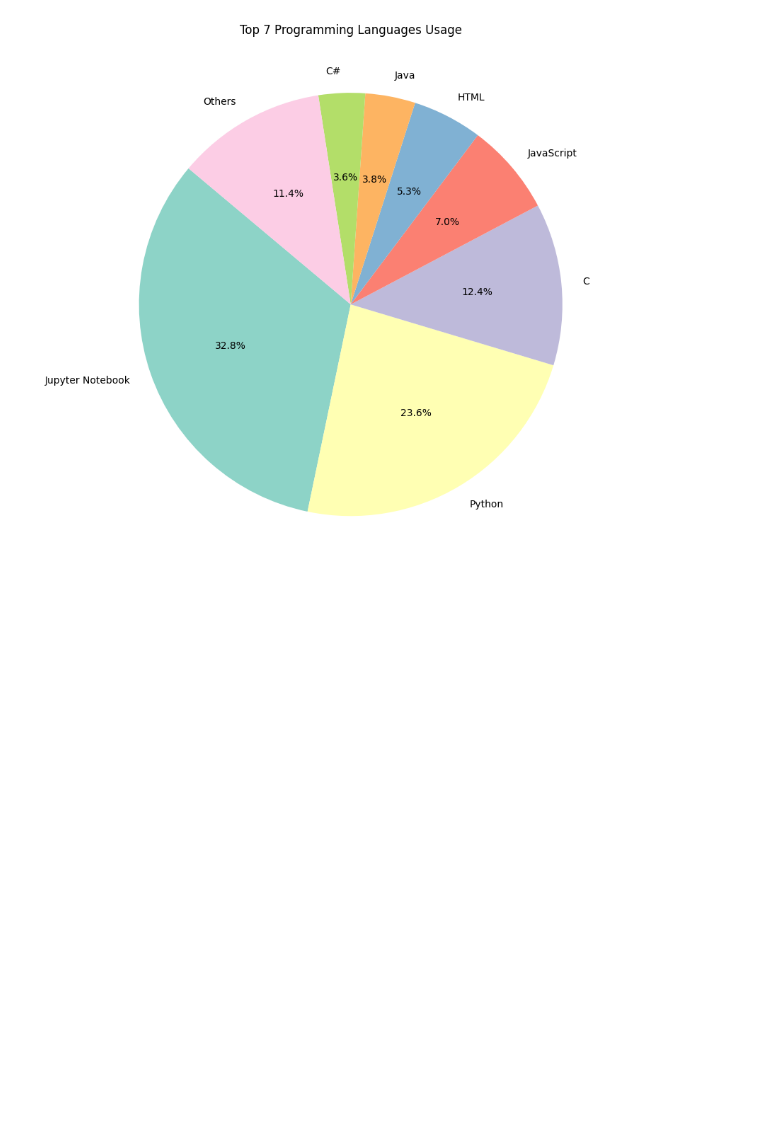
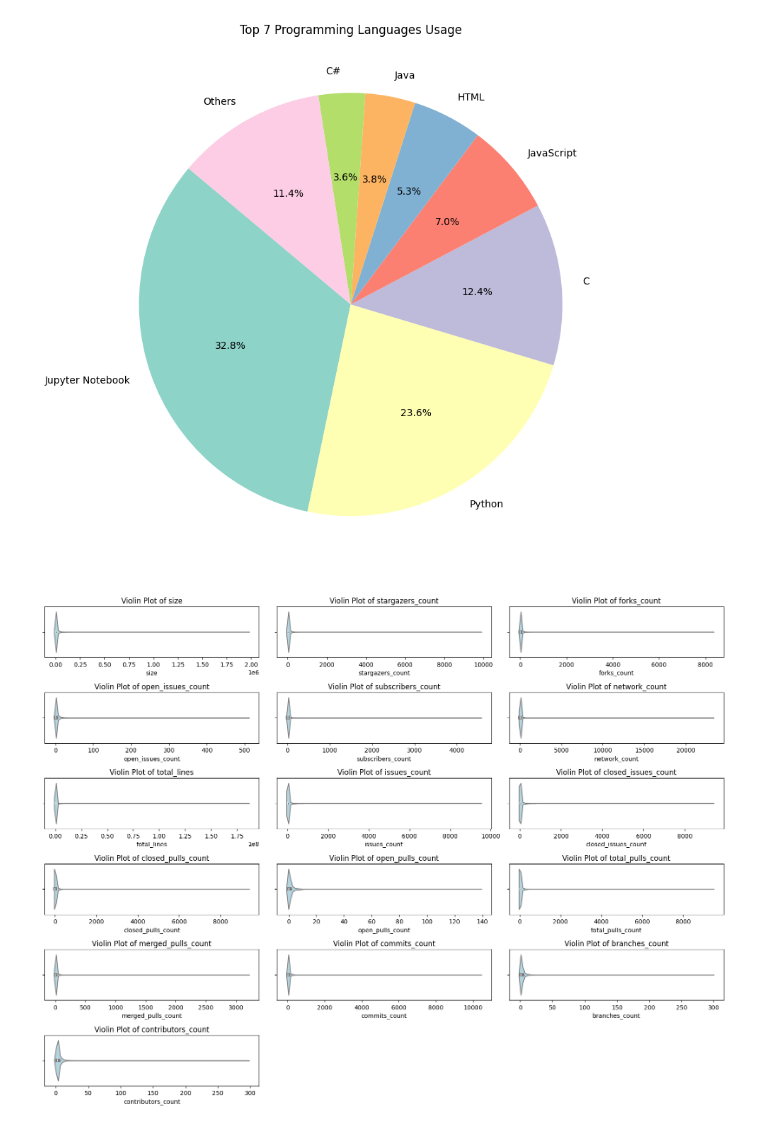
Before and after one commit to Cafeo-Group/git-infer, a Jupyter notebook: analyze.ipynb, the cells around one changed output. Saved outputs shown, nothing was run; the diff lists cells and outputs as text; code cells hidden in the pictures; blank space fills up the shorter version.

Commit message:
feat: plot_metrics_violin

```diff
--- a/analyze.ipynb
+++ b/analyze.ipynb
@@ -196,6 +196,31 @@ def plot_language_usage_pie(dataframeLanguages, top_n=10):
     plt.tight_layout()
     plt.savefig(f'results/top_{top_n}_languages_usage_pie.png')
     plt.show()
+# %%
+def plot_metrics_violin(metricts, log_scale=False):
+    numeric_metrics = dataframe[metricts].select_dtypes(include='number')
+
+    if log_scale:
+        numeric_metrics = numeric_metrics.apply(np.log1p)
+
+    num_metrics = len(numeric_metrics.columns)
+    num_cols = 3
+    num_rows = (num_metrics + num_cols - 1) // num_cols  # Calcula o número de linhas necessárias
+
+    plt.figure(figsize=(16, 12))
+
+    for i, metric in enumerate(numeric_metrics.columns):
+        plt.subplot(num_rows, num_cols, i + 1)
+        sns.violinplot(x=numeric_metrics[metric], color='lightblue')
+        plt.title(f'Violin Plot of {metric}')
+        plt.xlabel(metric)
+
+    plt.tight_layout()
+    if log_scale:
+        plt.savefig('results/violin_metrics_log_scale.png')
+    else:
+        plt.savefig('results/violin_metrics.png')
+    plt.show()
 # %% [markdown]
 # Results
 # %%
@@ -401,3 +426,25 @@ Try using .loc[row_indexer,col_indexer] = value instead
 See the caveats in the documentation: https://pandas.pydata.org/pandas-docs/stable/user_guide/indexing.html#returning-a-view-versus-a-copy
   top_languages['Usage Percentage'] = top_languages['Usage Percentage'].str.rstrip('%').astype(float)
 [figure]
+# %%
+metricts = [
+    'size',
+    'stargazers_count',
+    'forks_count',
+    'open_issues_count',
+    'subscribers_count',
+    'network_count',
+    'total_lines',
+    'issues_count',
+    'closed_issues_count',
+    'closed_pulls_count',
+    'open_pulls_count',
+    'total_pulls_count',
+    'merged_pulls_count',
+    'commits_count',
+    'branches_count',
+    'contributors_count',
+]
+plot_metrics_violin(metricts)
+# %% [output]
+[figure, added]
```
Also changed, not shown: parts of 2 cells of this notebook, 2 other files.
